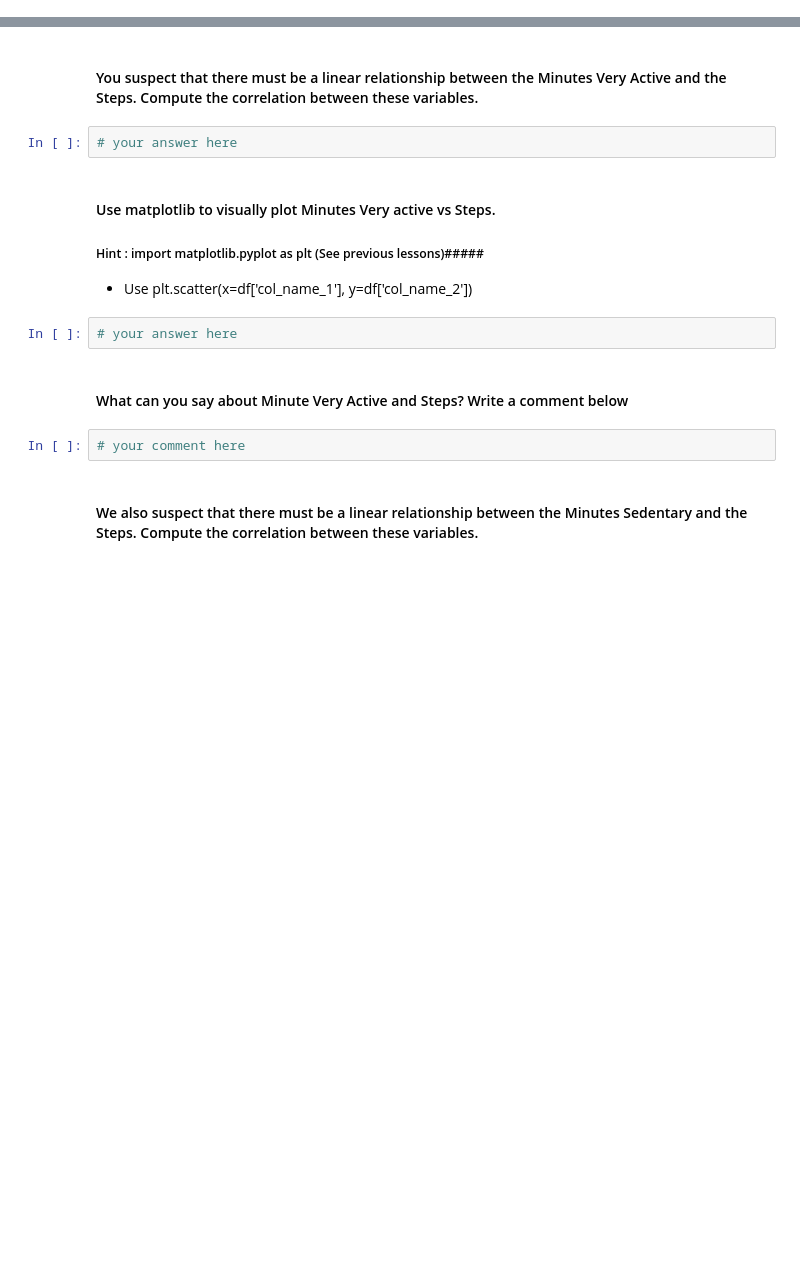
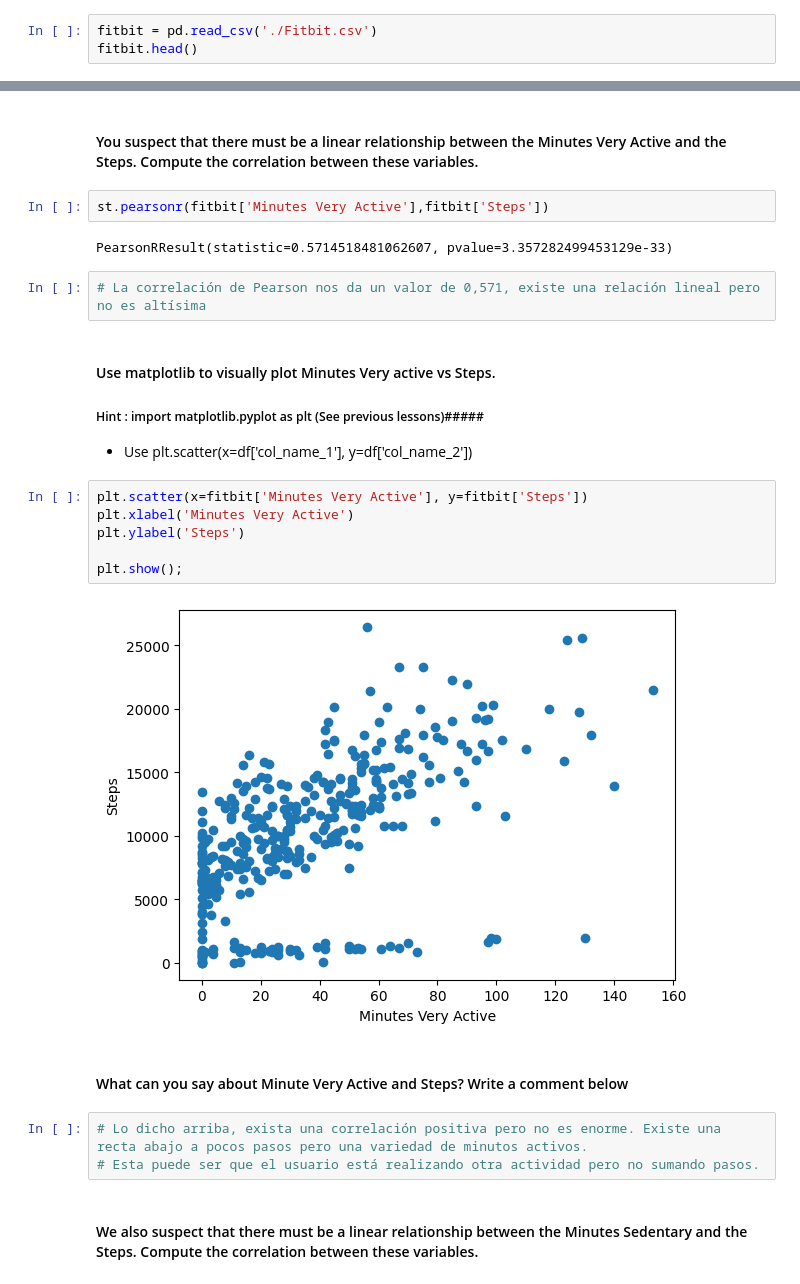
Before and after one commit to Ironhack-Data-Madrid-Octubre-2023/5.1-lab_pivot_table_and_correlation, a Jupyter notebook: your_code/main.ipynb, the cells around one changed output, grey strips where cells are left out. Drawn from its saved outputs; the diff is of its cells as text; blank space fills up the shorter version.

```diff
--- a/your_code/main.ipynb
+++ b/your_code/main.ipynb
@@ -178,0 +177,3 @@ tabla
+# %%
+fitbit = pd.read_csv('./Fitbit.csv')
+fitbit.head()
@@ -186,18 +227,29 @@ tabla
 # %% [markdown]
 #### You suspect that there must be a linear relationship between the Minutes Very Active and the Steps. Compute the correlation between these variables.
-# %%
-# your answer here
+# %%
+st.pearsonr(fitbit['Minutes Very Active'],fitbit['Steps'])
+# %% [output]
+PearsonRResult(statistic=0.5714518481062607, pvalue=3.357282499453129e-33)
+# %%
+# La correlación de Pearson nos da un valor de 0,571, existe una relación lineal pero no es altísima
 # %% [markdown]
 #### Use matplotlib to visually plot Minutes Very active vs Steps.
 
 ##### Hint : import matplotlib.pyplot as plt (See previous lessons)#####
 - Use plt.scatter(x=df['col_name_1'], y=df['col_name_2'])
-# %%
-# your answer here
+# %%
+plt.scatter(x=fitbit['Minutes Very Active'], y=fitbit['Steps'])
+plt.xlabel('Minutes Very Active')
+plt.ylabel('Steps')
+
+plt.show();
+# %% [output]
+[figure, added]
 # %% [markdown]
 #### What can you say about Minute Very Active and Steps? Write a comment below
-# %%
-# your comment here
+# %%
+# Lo dicho arriba, exista una correlación positiva pero no es enorme. Existe una recta abajo a pocos pasos pero una variedad de minutos activos.
+# Esta puede ser que el usuario está realizando otra actividad pero no sumando pasos.
 # %% [markdown]
 #### We also suspect that there must be a linear relationship between the Minutes Sedentary and the Steps. Compute the correlation between these variables.
 # %%
```
Also changed, not shown: parts of 6 cells of this notebook.
